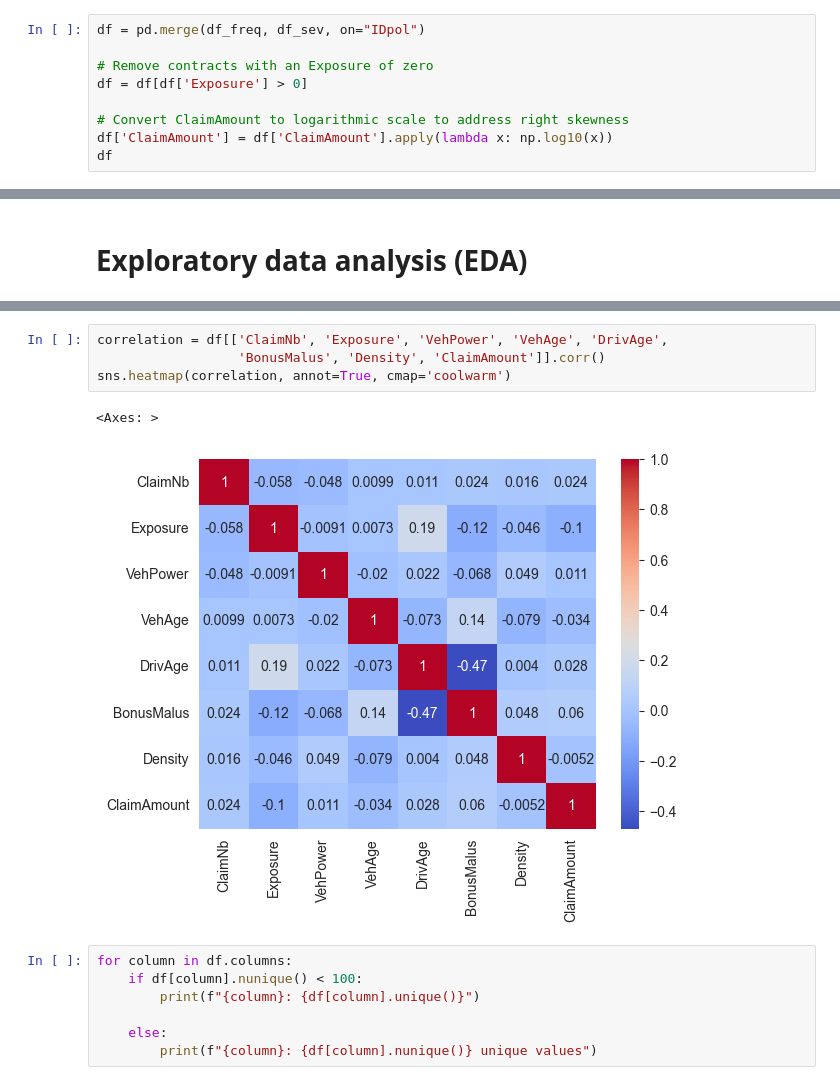
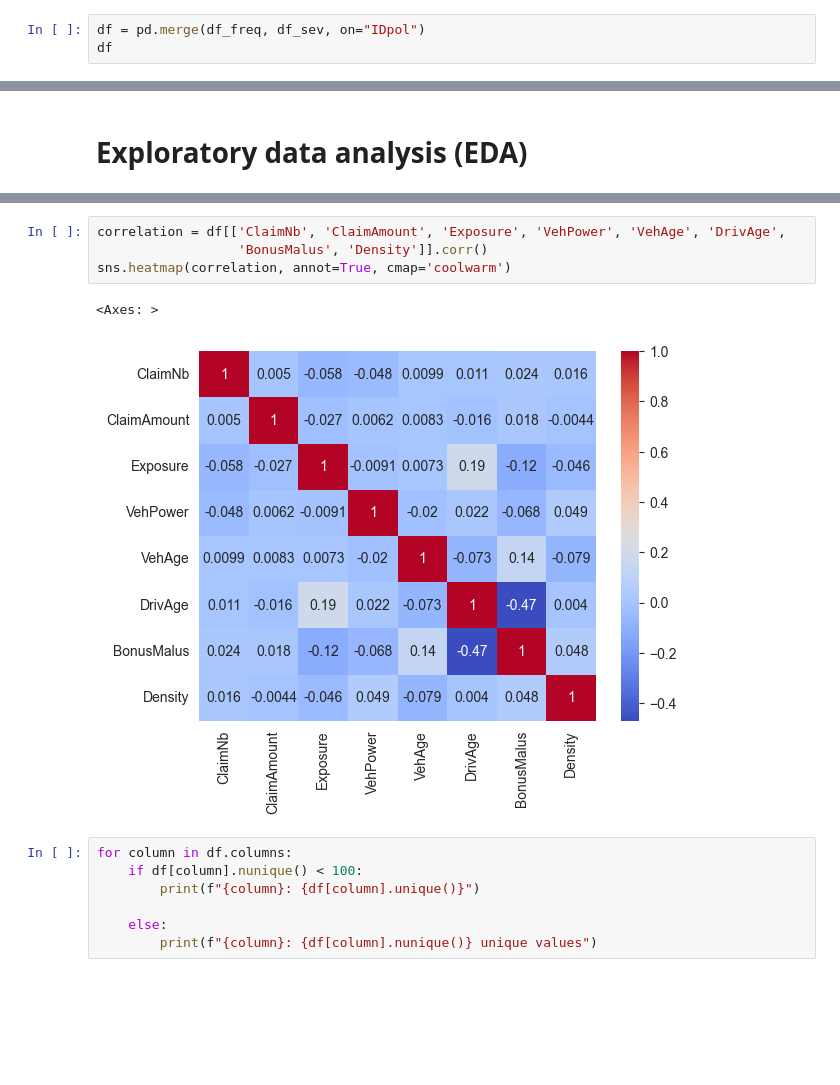
Before and after one commit to S-Moha-M-Kashani/versicherung_datascience, a Jupyter notebook: jupyter_notebook_kashani.ipynb, the cells around one changed output, grey strips where cells are left out. Drawn from its saved outputs; the diff is of its cells as text; blank space fills up the shorter version.

```diff
--- a/jupyter_notebook_kashani.ipynb
+++ b/jupyter_notebook_kashani.ipynb
@@ -50,12 +50,6 @@ df_freq
 678013 rows × 12 columns
 # %%
 df = pd.merge(df_freq, df_sev, on="IDpol")
-
-# Remove contracts with an Exposure of zero
-df = df[df['Exposure'] > 0]
-
-# Convert ClaimAmount to logarithmic scale to address right skewness
-df['ClaimAmount'] = df['ClaimAmount'].apply(lambda x: np.log10(x))
 df
 # %% [output]
 |  | IDpol | ClaimNb | Exposure | Area | VehPower | VehAge | DrivAge | BonusMalus | VehBrand | VehGas | ... |
@@ -106,10 +100,10 @@ dtype: int64
 # %%
-correlation = df[['ClaimNb', 'Exposure', 'VehPower', 'VehAge', 'DrivAge',
-                  'BonusMalus', 'Density', 'ClaimAmount']].corr()
+correlation = df[['ClaimNb', 'ClaimAmount', 'Exposure', 'VehPower', 'VehAge', 'DrivAge',
+                  'BonusMalus', 'Density']].corr()
 sns.heatmap(correlation, annot=True, cmap='coolwarm')
 # %% [output]
 <Axes: >
-[figure, old version]
+[figure, new version]
 # %%
 for column in df.columns:
     if df[column].nunique() < 100:
```
Also changed, not shown: parts of 14 cells of this notebook.
